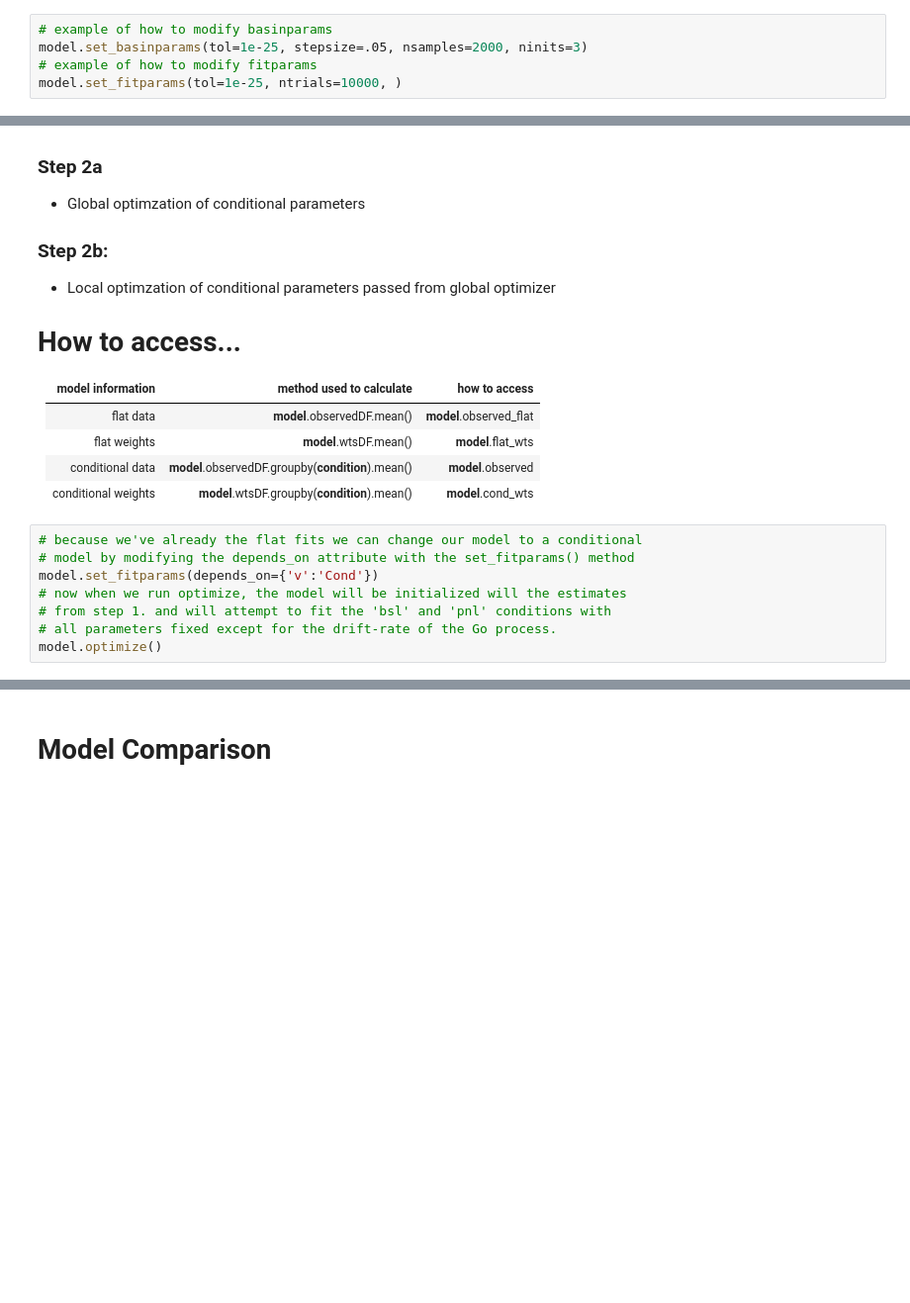
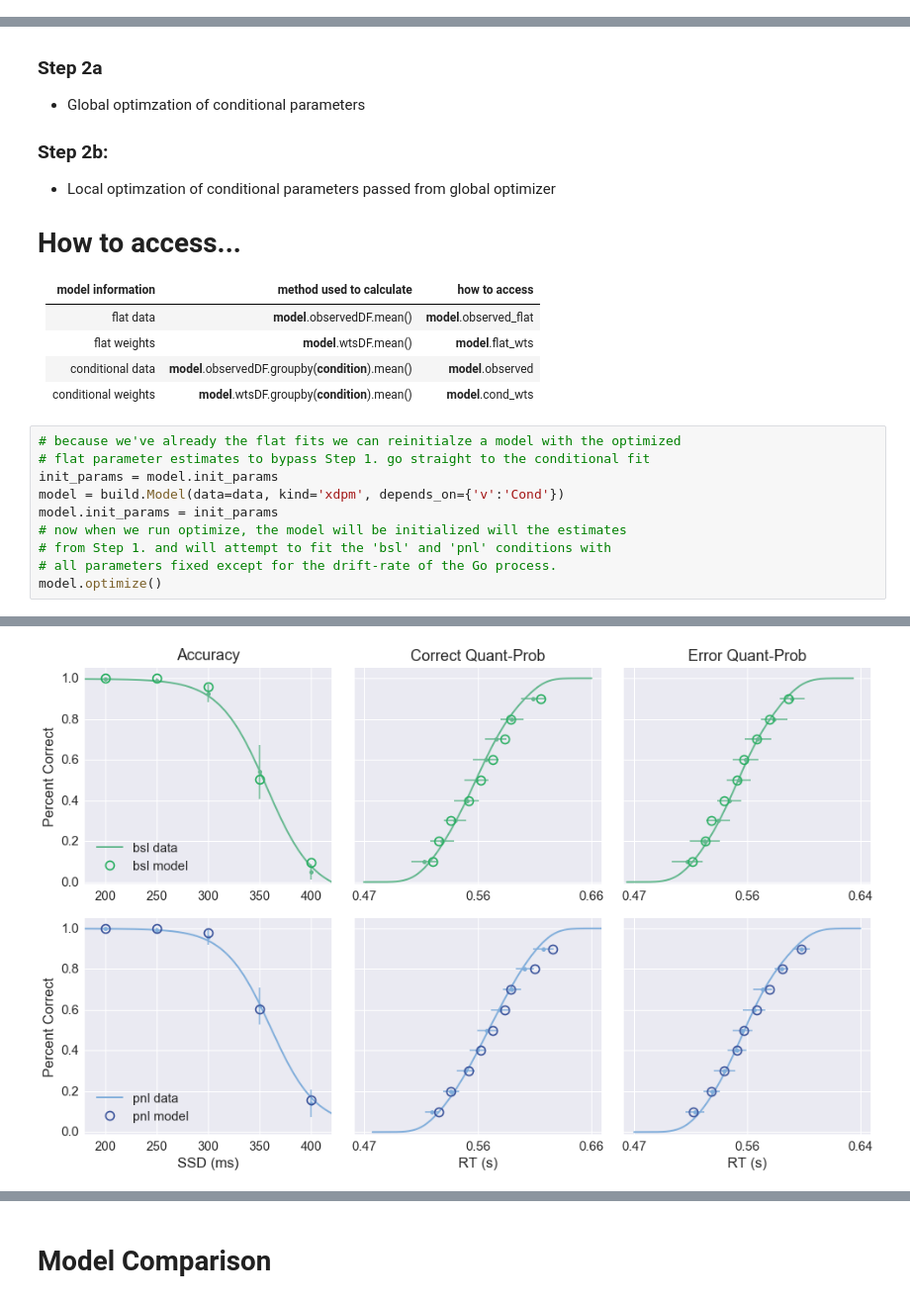
Before and after one commit to CoAxLab/radd, a Jupyter notebook: index.ipynb, the cells around one changed output, grey strips where cells are left out. Shown at 99% size. Cells and saved outputs as stored; diff of their text form; blank space fills up the shorter version.

```diff
--- a/index.ipynb
+++ b/index.ipynb
@@ -104,8 +104,3 @@ model.observedDF.head()
 * **ntrials** (default=20000): num. simulated trials per condition
 
 * **quantiles** (default=np.array([.10, .20, ... .90]): quantiles of RT distribution to fit
-# %%
-# example of how to modify basinparams
-model.set_basinparams(tol=1e-25, stepsize=.05, nsamples=2000, ninits=3)
-# example of how to modify fitparams
-model.set_fitparams(tol=1e-25, ntrials=10000, )
@@ -185,10 +192,13 @@ $$Cost = \sum_{i=0}^{N_c} [\omega_i * (\hat{Y_i} - Y_i)]^2$$
 | conditional data | **model**.observedDF.groupby(**condition**).mean()| **model**.observed |
 | conditional weights | **model**.wtsDF.groupby(**condition**).mean() |  **model**.cond_wts |
 # %%
-# because we've already the flat fits we can change our model to a conditional
-# model by modifying the depends_on attribute with the set_fitparams() method
-model.set_fitparams(depends_on={'v':'Cond'})
+# because we've already the flat fits we can reinitialze a model with the optimized
+# flat parameter estimates to bypass Step 1. go straight to the conditional fit
+init_params = model.init_params
+model = build.Model(data=data, kind='xdpm', depends_on={'v':'Cond'})
+model.init_params = init_params
 # now when we run optimize, the model will be initialized will the estimates
-# from step 1. and will attempt to fit the 'bsl' and 'pnl' conditions with
+# from Step 1. and will attempt to fit the 'bsl' and 'pnl' conditions with
 # all parameters fixed except for the drift-rate of the Go process.
 model.optimize()
+# %% [output]
@@ -195,2 +206,3 @@ model.optimize()
+[figure, added]
 # %% [markdown]
 # Typically...
```
Also changed, not shown: parts of 11 cells of this notebook, 2 other files.
